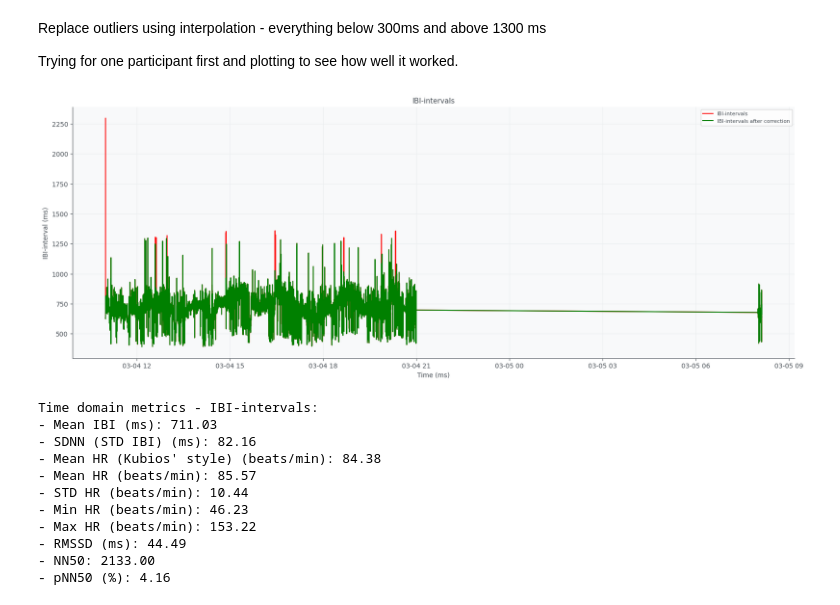
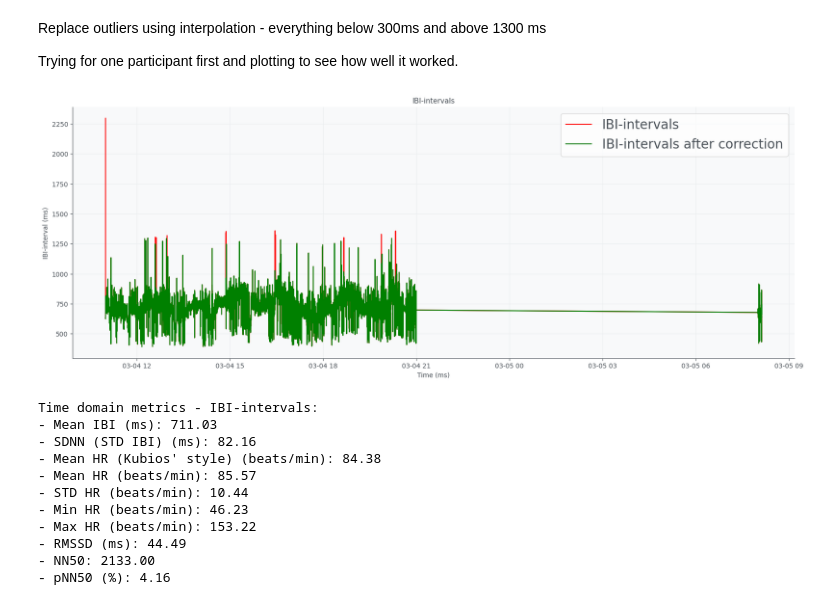
Before and after one commit to GacildaAnne/Thesis-ADHD-HRV, a Jupyter notebook: Thesis_code.ipynb, the cells around one changed output. Saved outputs shown, nothing was run; the diff lists cells and outputs as text; code cells hidden in the pictures.

```diff
--- a/Thesis_code.ipynb
+++ b/Thesis_code.ipynb
@@ -210,25 +210,25 @@ Trying for one participant first and plotting to see how well it worked.
 # %%
 # For plotting, create a copy of the original HRV column and call it raw - it gets to keep the outliers
 HRV_1_raw = HRV_1.HRV
 
 # Turn every value below 300ms and above 1300ms to NaN
 HRV_1['HRV'] = np.where((300 <= HRV_1['HRV']) & (HRV_1['HRV'] <= 1300), HRV_1['HRV'], np.nan)
 
 # Fill NaN with interpolated value
 HRV_1_cor = HRV_1['HRV'].interpolate(method='linear', axis=0).ffill().bfill()
 
 plt.figure(figsize=(20, 7))
 
 plt.title("IBI-intervals")
 plt.xlabel("Time (ms)")
 plt.ylabel("IBI-interval (ms)")
 
 plt.plot(HRV_1_raw, color="red", label="IBI-intervals")
 plt.plot(HRV_1_cor, color="green",  label="IBI-intervals after correction")
-plt.legend()
+plt.legend(fontsize = "20")
 plt.show()
 # %% [output]
-[figure, old version]
+[figure, new version]
 # %%
 # Time domain analysis of Participant 1
 
```
Also changed, not shown: parts of 6 cells of this notebook, 1 other file.
